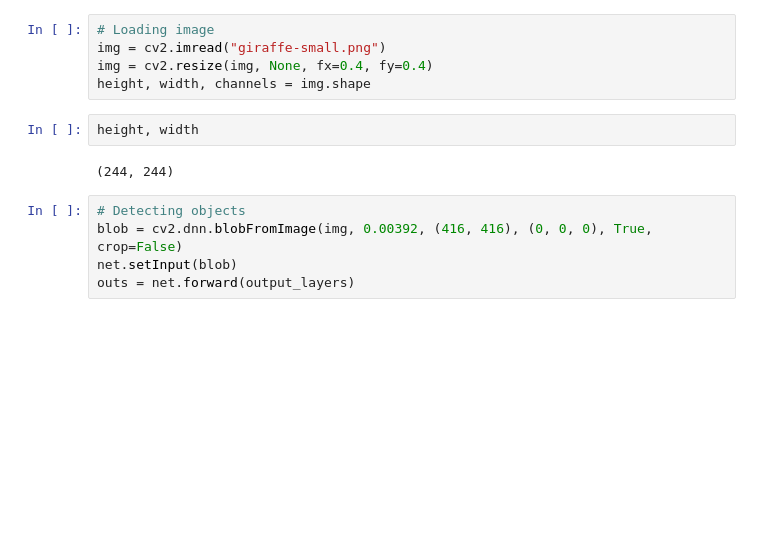
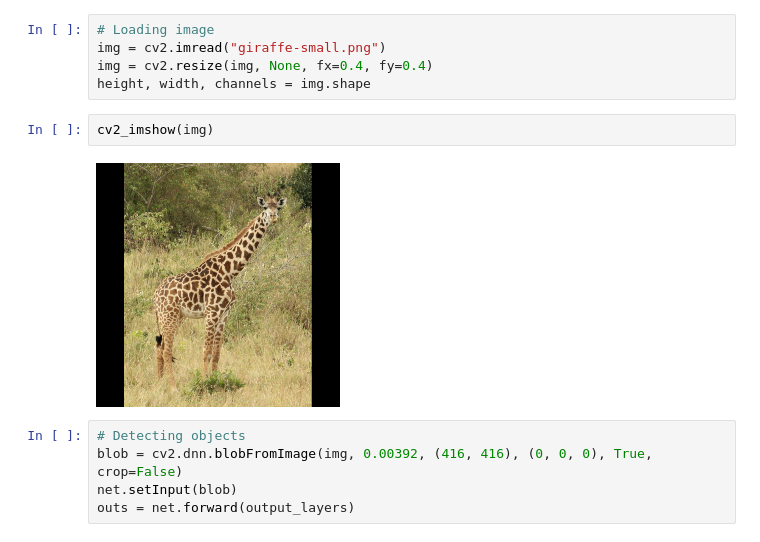
Before and after one commit to AyusheeMittal/EVA5, a Jupyter notebook: Session13/EVA5_Assignment13A_Yolo_SingleImage.ipynb, the cells around one changed output. Drawn from its saved outputs; the diff is of its cells as text; blank space fills up the shorter version.

Commit message:
Annotated image and updated assignment a file - giraffe

```diff
--- a/Session13/EVA5_Assignment13A_Yolo_SingleImage.ipynb
+++ b/Session13/EVA5_Assignment13A_Yolo_SingleImage.ipynb
@@ -40,10 +39,10 @@ colors = np.random.uniform(0, 255, size=(len(classes), 3))
 img = cv2.imread("giraffe-small.png")
 img = cv2.resize(img, None, fx=0.4, fy=0.4)
 height, width, channels = img.shape
-# %%
-height, width
-# %% [output]
-(244, 244)
+# %%
+cv2_imshow(img)
+# %% [output]
+[figure, added]
 # %%
 # Detecting objects
 blob = cv2.dnn.blobFromImage(img, 0.00392, (416, 416), (0, 0, 0), True, crop=False)
```
Also changed, not shown: parts of 4 cells of this notebook, 1 other file.
